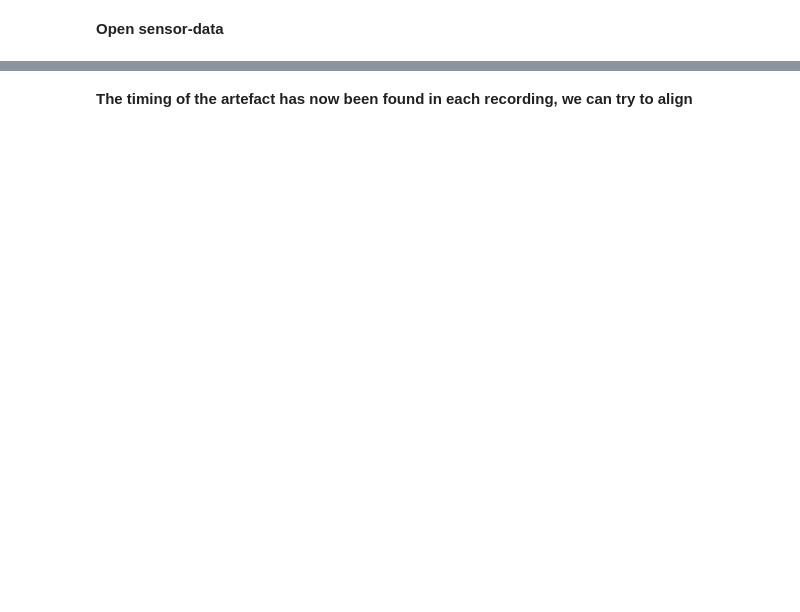
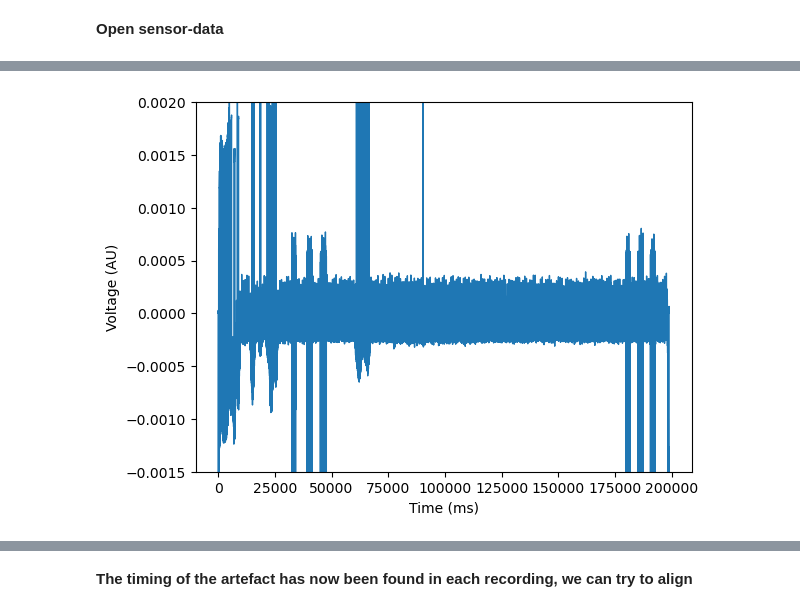
Before and after one commit to juliettevivien/Synchronization, a Jupyter notebook: Align LFP data with sensor data.ipynb, the cells around one changed output, grey strips where cells are left out. Saved outputs shown, nothing was run; the diff lists cells and outputs as text; code cells hidden in the pictures; blank space fills up the shorter version.

```diff
--- a/Align LFP data with sensor data.ipynb
+++ b/Align LFP data with sensor data.ipynb
@@ -210,0 +256,4 @@ plt.plot(x_time,BIP03)
+# %%
+#mne_object_filtered = mne_object.copy().filter(l_freq=1, h_freq=None,picks=picks)
+
+mne_object_filtered = mne.filter.filter_data(BIP01,sfreq=4000,l_freq=1, h_freq=None)
@@ -210,0 +274,8 @@ plt.plot(x_time,BIP03)
+# %%
+plt.xlabel('Time (ms)')
+plt.ylabel('Voltage (AU)')
+plt.ylim(-0.0015,0.002)
+plt.plot(x_time,mne_object_filtered,linewidth=1)
+plt.show()
+# %% [output]
+[figure, added]
```
Also changed, not shown: parts of 34 cells of this notebook, 1 other file.
